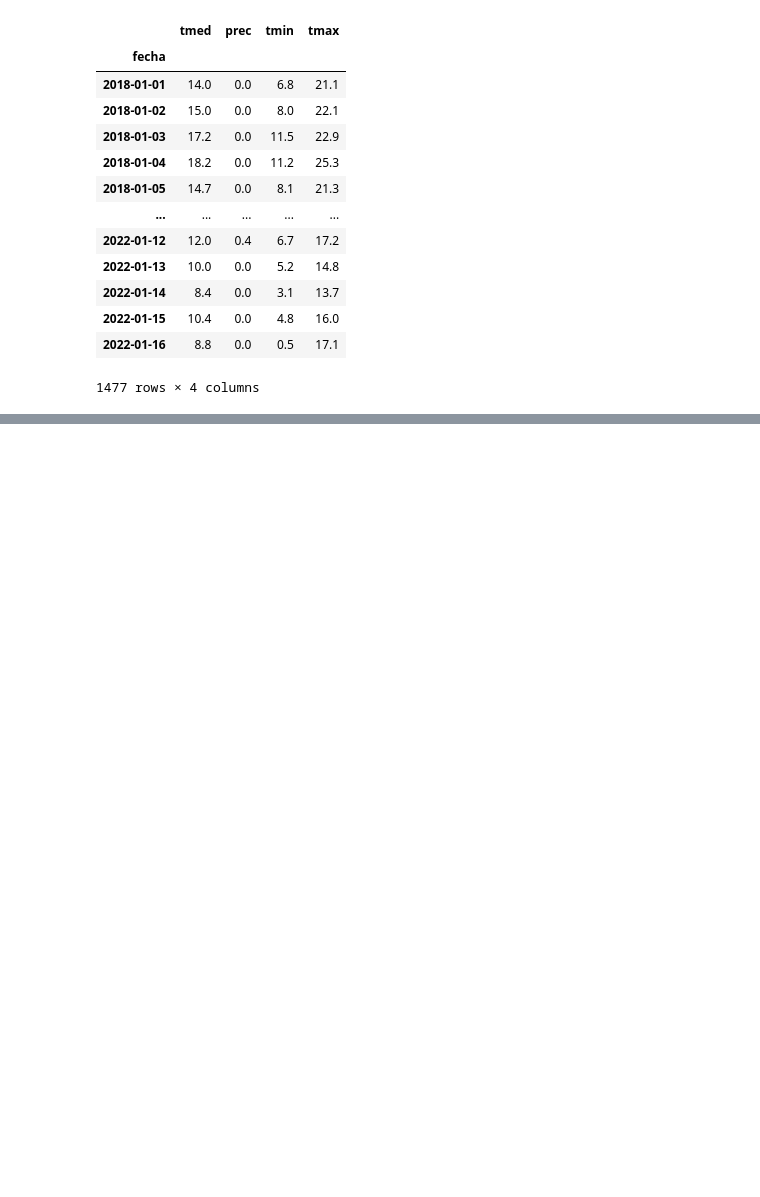
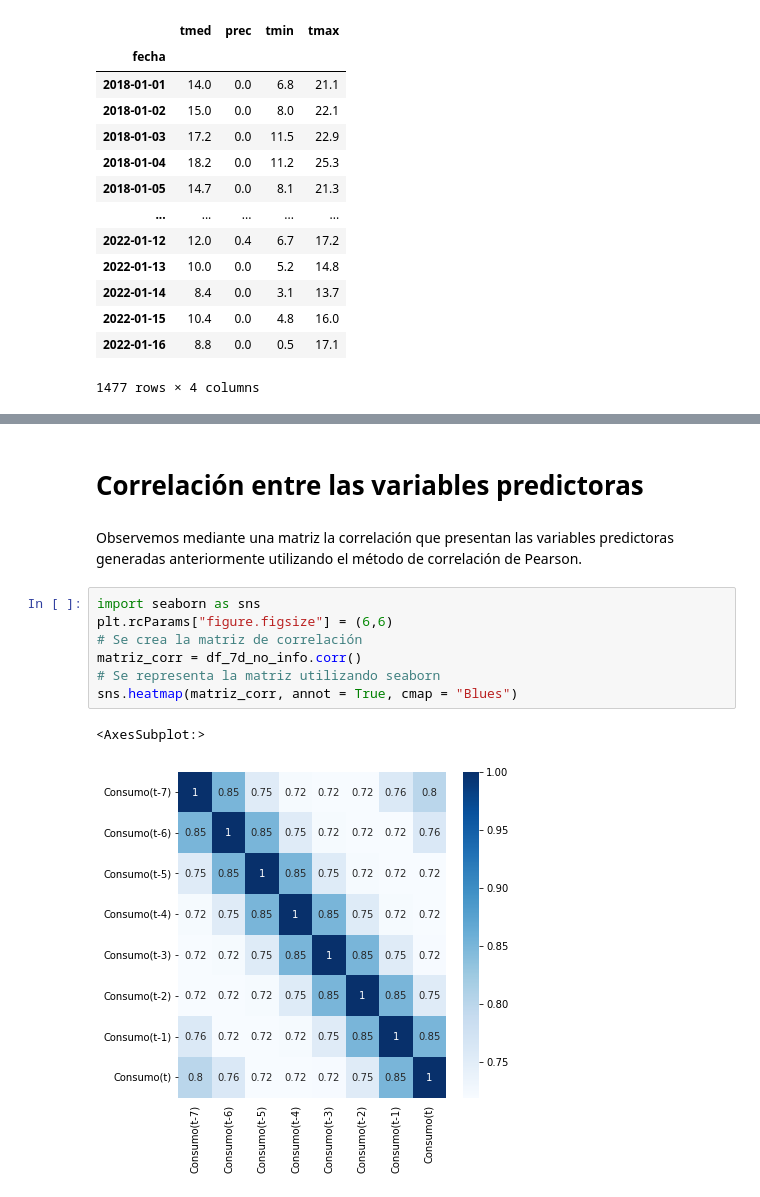
Before and after one commit to AlexMtGit/TFG, a Jupyter notebook: Notebooks/01_Preprocesado_De_Datos.ipynb, the cells around one changed output, grey strips where cells are left out. Drawn from its saved outputs; the diff is of its cells as text; blank space fills up the shorter version.

```diff
--- a/Notebooks/01_Preprocesado_De_Datos.ipynb
+++ b/Notebooks/01_Preprocesado_De_Datos.ipynb
@@ -635,3 +637,17 @@ df_14d_info.to_csv('./consumo_diario_03_14d_info.csv')
 | 2018-01-19 | 201.000000 | 212.000000 | 196.917293 | 188.082707 | 185.000000 | 175.000000 | 176.000000 | ... |
 | 2018-01-20 | 212.000000 | 196.917293 | 188.082707 | 185.000000 | 175.000000 | 176.000000 | 181.000000 | ... |
 5 rows × 24 columns
+# %% [markdown]
+# Correlación entre las variables predictoras
+# %% [markdown]
+Observemos mediante una matriz la correlación que presentan las variables predictoras generadas anteriormente utilizando el método de correlación de Pearson.
+# %%
+import seaborn as sns
+plt.rcParams["figure.figsize"] = (6,6)
+# Se crea la matriz de correlación
+matriz_corr = df_7d_no_info.corr()
+# Se representa la matriz utilizando seaborn
+sns.heatmap(matriz_corr, annot = True, cmap = "Blues")
+# %% [output]
+<AxesSubplot:>
+[figure, added]
```
Also changed, not shown: parts of 9 cells of this notebook, 3 other files.
